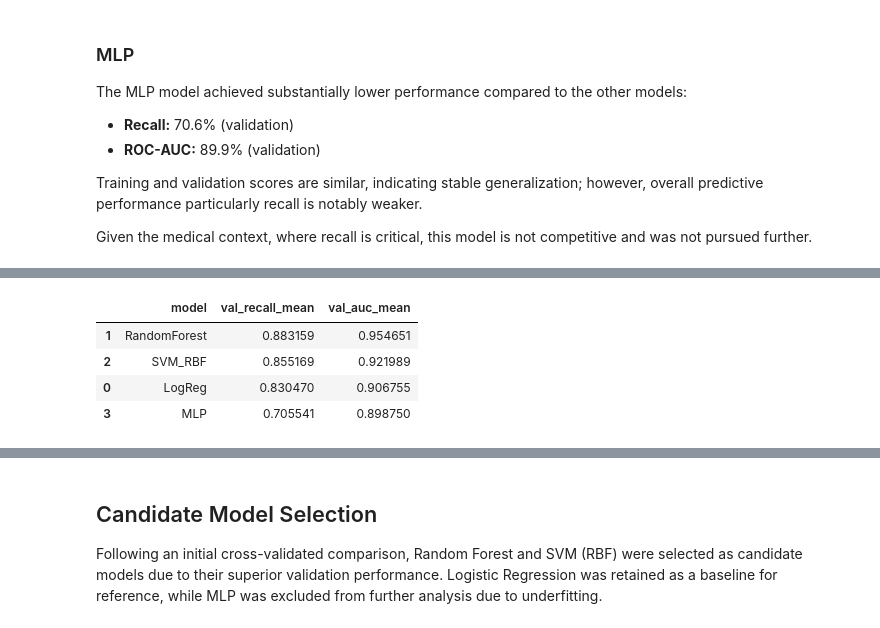
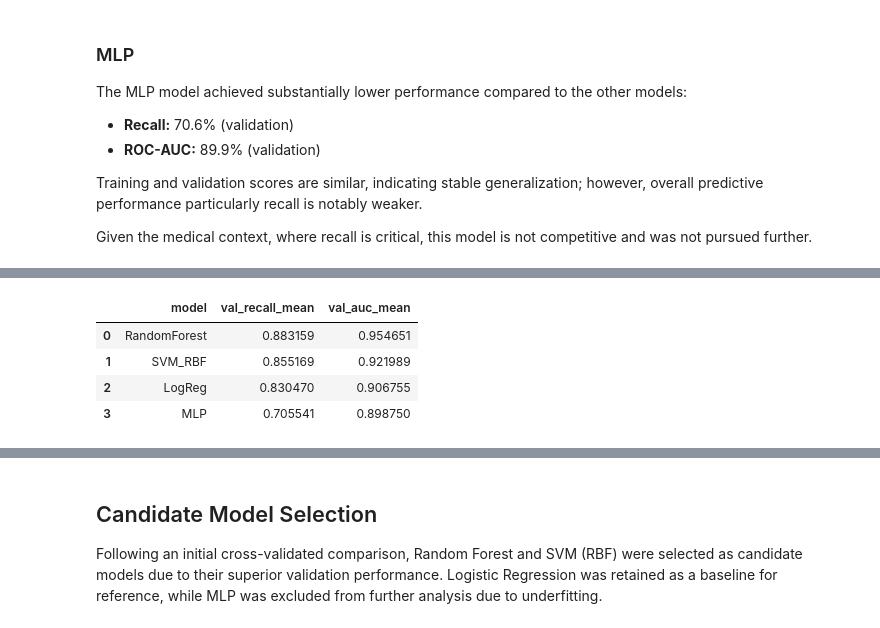
Before and after one commit to shaharberkovich/DataMining_shahar_hila_shir, a Jupyter notebook: AlzheimersProject.ipynb, the cells around one changed output, grey strips where cells are left out. Saved outputs shown, nothing was run; the diff lists cells and outputs as text; code cells hidden in the pictures.

Commit message:
Finalize robustness comparison and improved models

```diff
--- a/AlzheimersProject.ipynb
+++ b/AlzheimersProject.ipynb
@@ -2891,31 +2900,59 @@ was not pursued further.
 # %%
 def extract_val_mean(folds_df_with_mean, model_name):
+    """
+    Extract mean validation metrics for a given model from
+    a cross-validation results DataFrame.
+
+
+    """
+
+    # Select the row corresponding to the mean over all CV folds
     mean_row = folds_df_with_mean.loc[
         folds_df_with_mean["fold"] == "Mean"
     ]
 
+    # Extract relevant aggregated validation metrics
     return pd.Series({
         "model": model_name,
         "val_recall_mean": mean_row["val_recall"].values[0],
         "val_auc_mean": mean_row["val_auc"].values[0],
     })
 # %%
+# Collect mean validation results for each trained model
 summary_rows = []
 
-summary_rows.append(extract_val_mean(lr_folds_df_with_mean, "LogReg"))
-summary_rows.append(extract_val_mean(rf_folds_df_with_mean, "RandomForest"))
-summary_rows.append(extract_val_mean(svm_folds_df_with_mean, "SVM_RBF"))
-summary_rows.append(extract_val_mean(mlp_folds_df_with_mean, "MLP"))
+# Logistic Regression
+summary_rows.append(
+    extract_val_mean(lr_folds_df_with_mean, "LogReg")
+)
 
+# Random Forest
+summary_rows.append(
+    extract_val_mean(rf_folds_df_with_mean, "RandomForest")
+)
+
+# SVM with RBF kernel
+summary_rows.append(
+    extract_val_mean(svm_folds_df_with_mean, "SVM_RBF")
+)
+
+# Multi-Layer Perceptron
+summary_rows.append(
+    extract_val_mean(mlp_folds_df_with_mean, "MLP")
+)
+
+# Convert collected summaries into a comparison DataFrame
 comparison_val_mean_df = pd.DataFrame(summary_rows)
+
+comparison_val_mean_df = comparison_val_mean_df.sort_values(
+    by="val_recall_mean",
+    ascending=False
+).reset_index(drop=True)
+
+comparison_val_mean_df
+# %% [output]
+|  | model | val_recall_mean | val_auc_mean |
+| 0 | RandomForest | 0.883159 | 0.954651 |
+| 1 | SVM_RBF | 0.855169 | 0.921989 |
+| 2 | LogReg | 0.830470 | 0.906755 |
+| 3 | MLP | 0.705541 | 0.898750 |
-# %%
-comparison_val_mean_df.sort_values(
-    by="val_recall_mean",
-    ascending=False
-)
-# %% [output]
-|  | model | val_recall_mean | val_auc_mean |
-| 1 | RandomForest | 0.883159 | 0.954651 |
-| 2 | SVM_RBF | 0.855169 | 0.921989 |
-| 0 | LogReg | 0.830470 | 0.906755 |
-| 3 | MLP | 0.705541 | 0.898750 |
```
Also changed, not shown: parts of 72 cells of this notebook.
